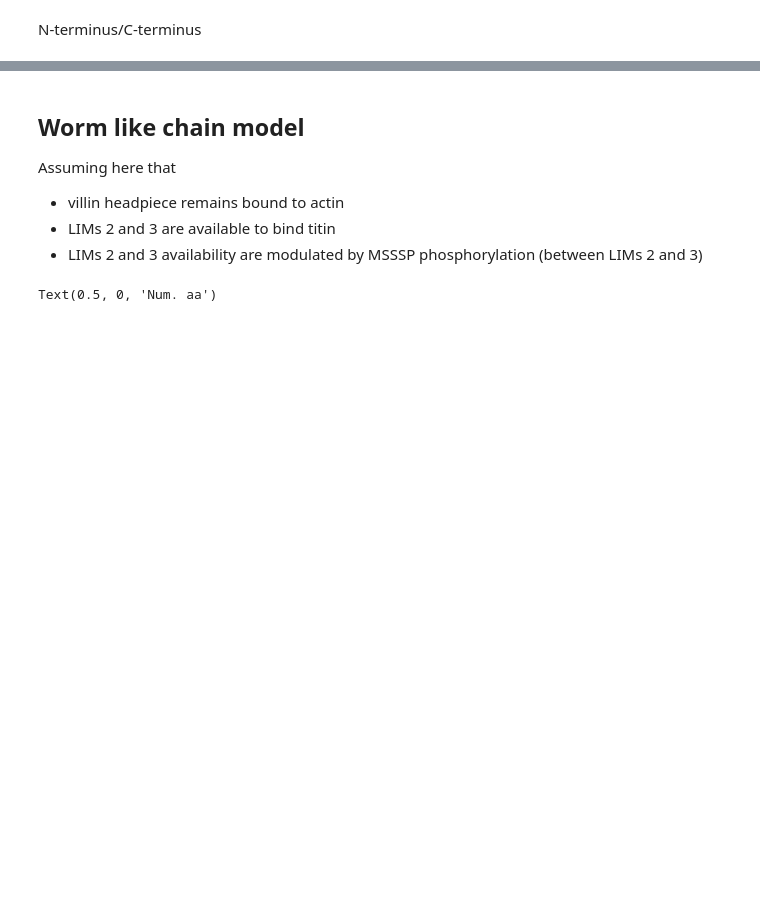
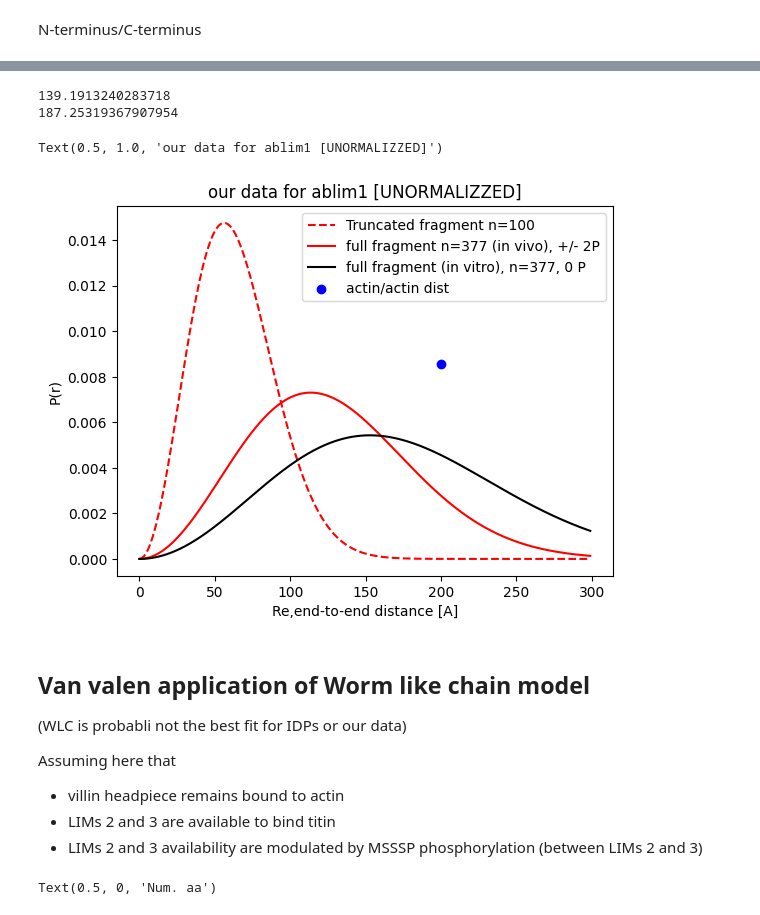
Before and after one commit to huskeypm/foldingML, a Jupyter notebook: ablim.ipynb, the cells around one changed output, grey strips where cells are left out. Drawn from its saved outputs; the diff is of its cells as text; code cells hidden in the pictures; blank space fills up the shorter version.

```diff
--- a/ablim.ipynb
+++ b/ablim.ipynb
@@ -82,5 +288,47 @@ cTerm
+# %%
+truncC = 473-373   # from position 373 to 473 that we are running martini w
+full = 750-373     # full length
+
+#
+nuUnphospho = 0.58 # for fully unphosphorylated molecule
+nuPhospho = 0.53  # changing two phosphos in a long change doesn't alter v significantly
+
+# change in phospho might move from say 0.25 to 0.3, or 0.05 change
+Ns = truncC
+sqrt_re2 = A0 * (Ns**nuPhospho)
+#print(sqrt_re2)
+re2 = sqrt_re2**2
+plt.plot(rs,pr(rs,re2),'r--',label=f'Truncated fragment n={Ns}')
+
+
+Ns = full
+sqrt_re2 = A0 * (Ns**nuPhospho)
+print(sqrt_re2)
+re2 = sqrt_re2**2
+plt.plot(rs,pr(rs,re2),'r-',label=f'full fragment n={Ns} (in vivo), +/- 2P')
+plt.ylabel('P(r)')
+plt.xlabel('Re,end-to-end distance [A]')
+
+sqrt_re2 = A0 * (Ns**nuUnphospho)
+print(sqrt_re2)
+re2 = sqrt_re2**2
+plt.plot(rs,pr(rs,re2),'k-',label=f'full fragment (in vitro), n={Ns}, 0 P')
+plt.ylabel('P(r)')
+plt.xlabel('Re,end-to-end distance [A]')
+
+
+b=20*10. # 20 nm --> 200 AA for actin/actin separation
+plt.scatter(b,pr(b,re2)+0.004,label='actin/actin dist',facecolor='blue')
+plt.legend(loc=0)
+plt.title('our data for ablim1 [UNORMALIZZED]')
+# %% [output]
+139.1913240283718
+187.25319367907954
+Text(0.5, 1.0, 'our data for ablim1 [UNORMALIZZED]')
+[figure, added]
 # %% [markdown]
-## Worm like chain model
+## Van valen application of  Worm like chain model
+(WLC is probabli not the best fit for IDPs or our data)
 
 
 Assuming here that
```
Also changed, not shown: parts of 14 cells of this notebook.
